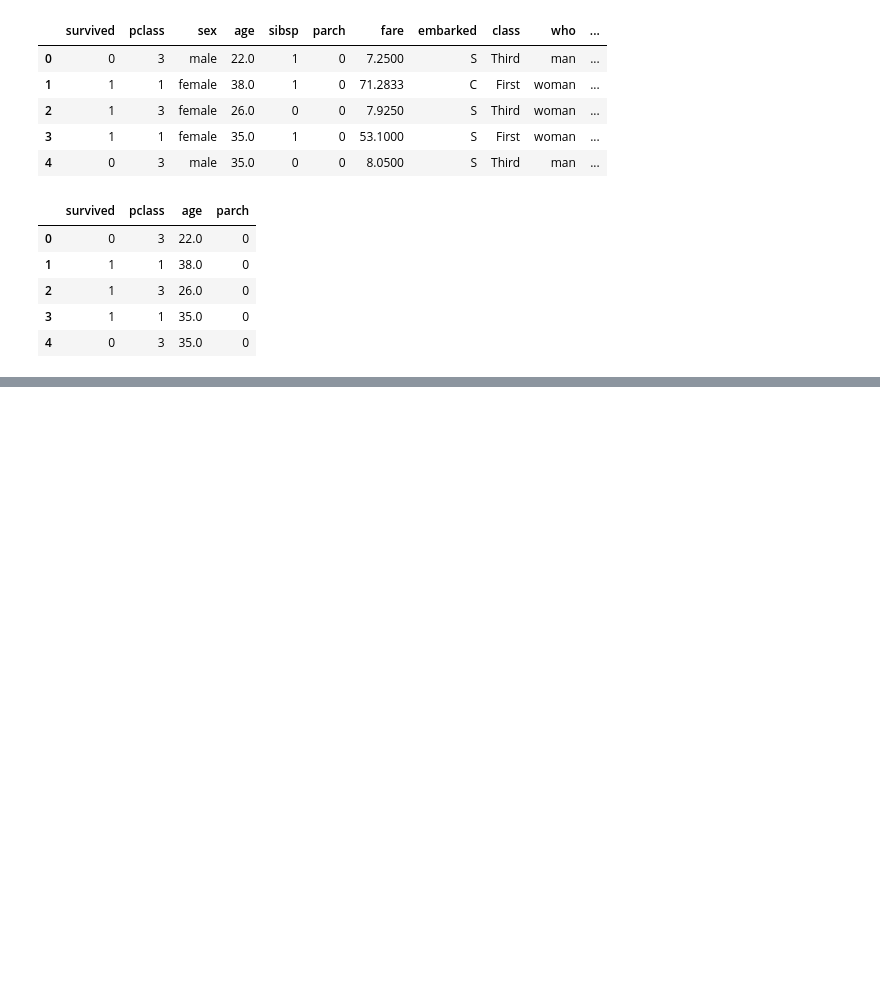
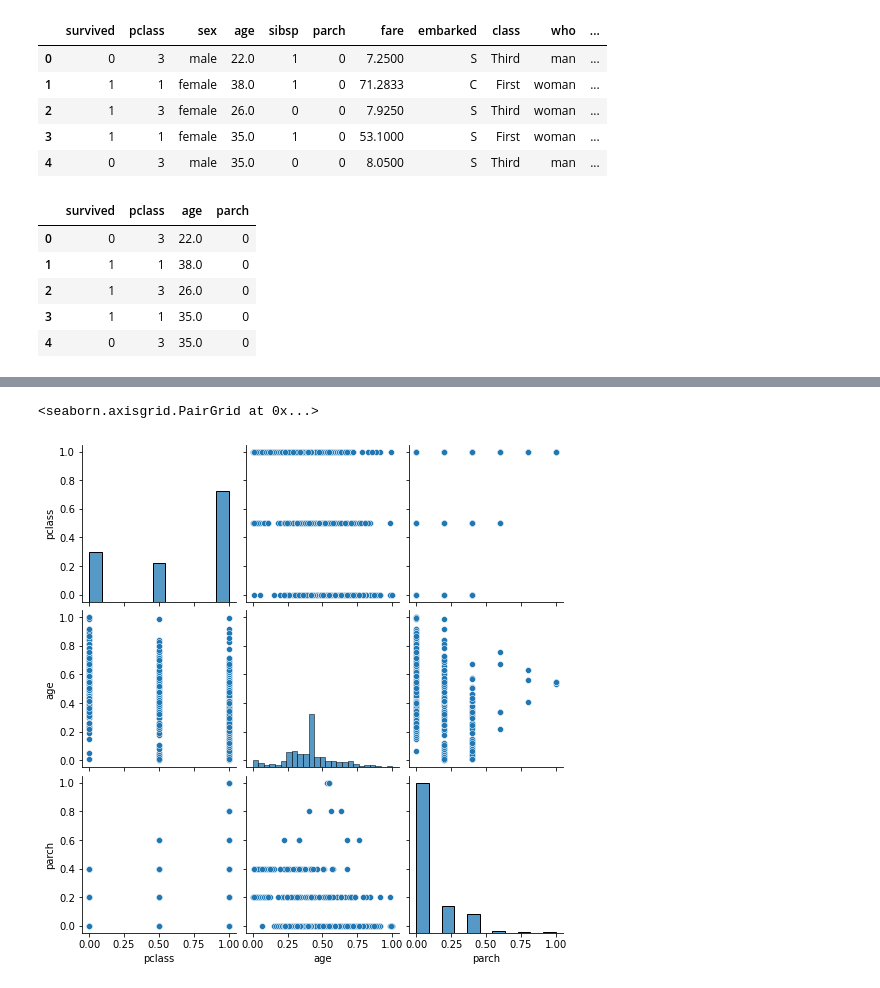
Before and after one commit to asadozzaman/feature-scalling, a Jupyter notebook: Feature Scaling.ipynb, the cells around one changed output, grey strips where cells are left out. Drawn from its saved outputs; the diff is of its cells as text; code cells hidden in the pictures; blank space fills up the shorter version.

```diff
--- a/Feature Scaling.ipynb
+++ b/Feature Scaling.ipynb
@@ -28,0 +117,3 @@ df2.head()
+# %%
+X_train_mmc = mmc.transform(X_train)
+X_test_mmc = mmc.transform(X_test)
@@ -28,0 +152,3 @@ df2.head()
+# %%
+X_train_mmc_af =  pd.DataFrame(X_train_mmc, columns = ["pclass",'age','parch'])
+X_test_mmc_af =  pd.DataFrame(X_test_mmc, columns = ["pclass",'age','parch'])
@@ -28,0 +174,5 @@ df2.head()
+# %%
+sns.pairplot(X_train_mmc_af)
+# %% [output]
+<seaborn.axisgrid.PairGrid at 0x...>
+[figure, added]
```
Also changed, not shown: parts of 18 cells of this notebook.
